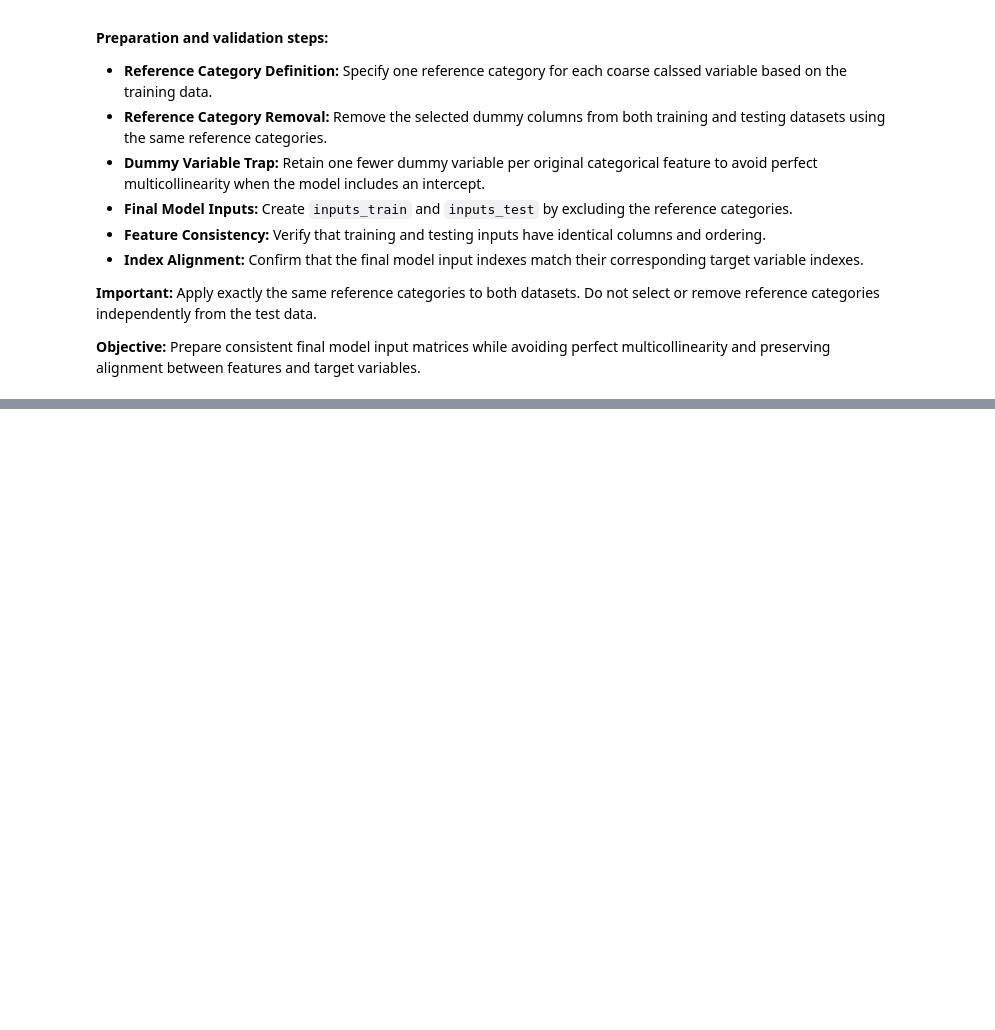
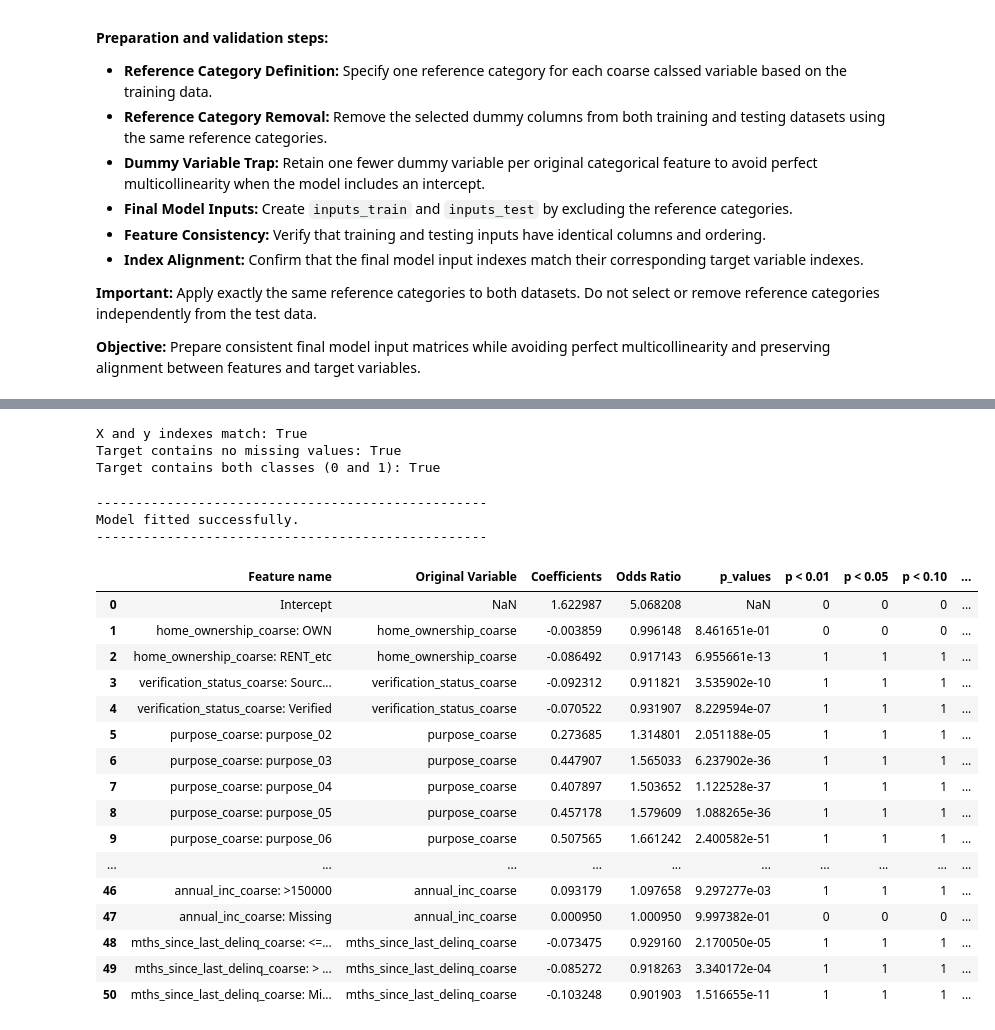
Before and after one commit to aminmirhaj/credit-risk-modeling, a Jupyter notebook: notebooks/00_initial_full_version.ipynb, the cells around one changed output, grey strips where cells are left out. Cells and saved outputs as stored; diff of their text form; code cells hidden in the pictures; blank space fills up the shorter version.

```diff
--- a/notebooks/00_initial_full_version.ipynb
+++ b/notebooks/00_initial_full_version.ipynb
@@ -2074,0 +2228,59 @@ summary_table
+# %%
+# Prepare the training data
+X_train = inputs_train
+y_train = loan_data_targets_train.squeeze()  # Convert the target from 2D DataFrame to 1D Series
+
+print("X and y indexes match:", X_train.index.equals(y_train.index))
+print("Target contains no missing values:", not y_train.isna().any())
+print("Target contains both classes (0 and 1):", set(y_train.unique()) == {0, 1})
+# %% [output]
+X and y indexes match: True
+Target contains no missing values: True
+Target contains both classes (0 and 1): True
+# %%
+# Initialize and fit Model
+reg = LogisticRegression()
+
+reg.fit(
+    X_train,
+    y_train
+)
+
+print("-" * 50)
+print("Model fitted successfully.")
+print("-" * 50)
+# %% [output]
+--------------------------------------------------
+Model fitted successfully.
+--------------------------------------------------
+# %%
+# ============================================================
+# Create the summary table
+# ============================================================
+
+summary_table = create_summary_table(X_train, reg)
+
+summary_table
+
+
+# interpret the value in the rows 0 and 1 and 5 for the exapmle in the project
+# help with chatgpt
+# ???
+# %% [output]
+|  | Feature name | Original Variable | Coefficients | Odds Ratio | p_values | p < 0.01 | p < 0.05 | p < 0.10 | ... |
+| 0 | Intercept | NaN | 1.622987 | 5.068208 | NaN | 0 | 0 | 0 | ... |
+| 1 | home_ownership_coarse: OWN | home_ownership_coarse | -0.003859 | 0.996148 | 8.461651e-01 | 0 | 0 | 0 | ... |
+| 2 | home_ownership_coarse: RENT_etc | home_ownership_coarse | -0.086492 | 0.917143 | 6.955661e-13 | 1 | 1 | 1 | ... |
+| 3 | verification_status_coarse: Sourc... | verification_status_coarse | -0.092312 | 0.911821 | 3.535902e-10 | 1 | 1 | 1 | ... |
+| 4 | verification_status_coarse: Verified | verification_status_coarse | -0.070522 | 0.931907 | 8.229594e-07 | 1 | 1 | 1 | ... |
+| 5 | purpose_coarse: purpose_02 | purpose_coarse | 0.273685 | 1.314801 | 2.051188e-05 | 1 | 1 | 1 | ... |
+| 6 | purpose_coarse: purpose_03 | purpose_coarse | 0.447907 | 1.565033 | 6.237902e-36 | 1 | 1 | 1 | ... |
+| 7 | purpose_coarse: purpose_04 | purpose_coarse | 0.407897 | 1.503652 | 1.122528e-37 | 1 | 1 | 1 | ... |
+| 8 | purpose_coarse: purpose_05 | purpose_coarse | 0.457178 | 1.579609 | 1.088265e-36 | 1 | 1 | 1 | ... |
+| 9 | purpose_coarse: purpose_06 | purpose_coarse | 0.507565 | 1.661242 | 2.400582e-51 | 1 | 1 | 1 | ... |
+| ... | ... | ... | ... | ... | ... | ... | ... | ... | ... |
+| 46 | annual_inc_coarse: >150000 | annual_inc_coarse | 0.093179 | 1.097658 | 9.297277e-03 | 1 | 1 | 1 | ... |
+| 47 | annual_inc_coarse: Missing | annual_inc_coarse | 0.000950 | 1.000950 | 9.997382e-01 | 0 | 0 | 0 | ... |
+| 48 | mths_since_last_delinq_coarse: <=... | mths_since_last_delinq_coarse | -0.073475 | 0.929160 | 2.170050e-05 | 1 | 1 | 1 | ... |
+| 49 | mths_since_last_delinq_coarse: > ... | mths_since_last_delinq_coarse | -0.085272 | 0.918263 | 3.340172e-04 | 1 | 1 | 1 | ... |
+| 50 | mths_since_last_delinq_coarse: Mi... | mths_since_last_delinq_coarse | -0.103248 | 0.901903 | 1.516655e-11 | 1 | 1 | 1 | ... |
```
Also changed, not shown: parts of 29 cells of this notebook.
